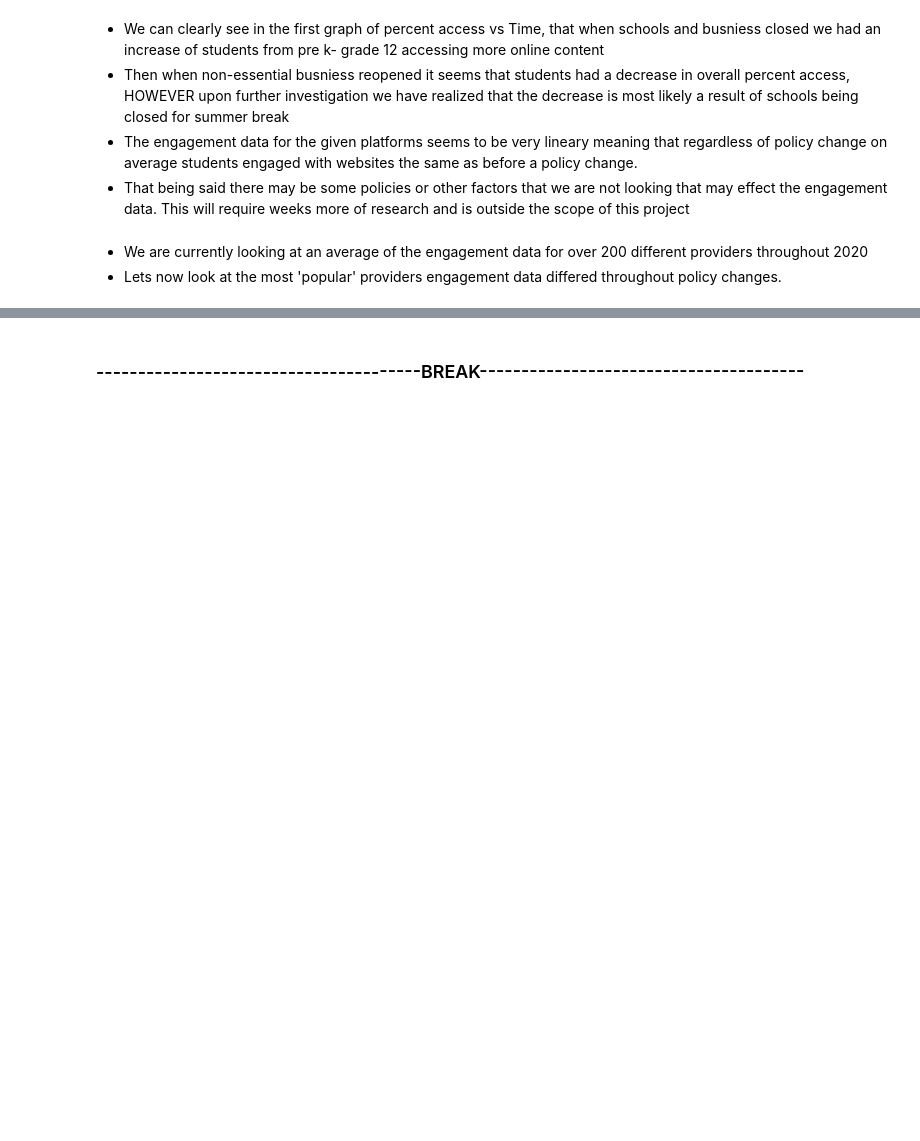
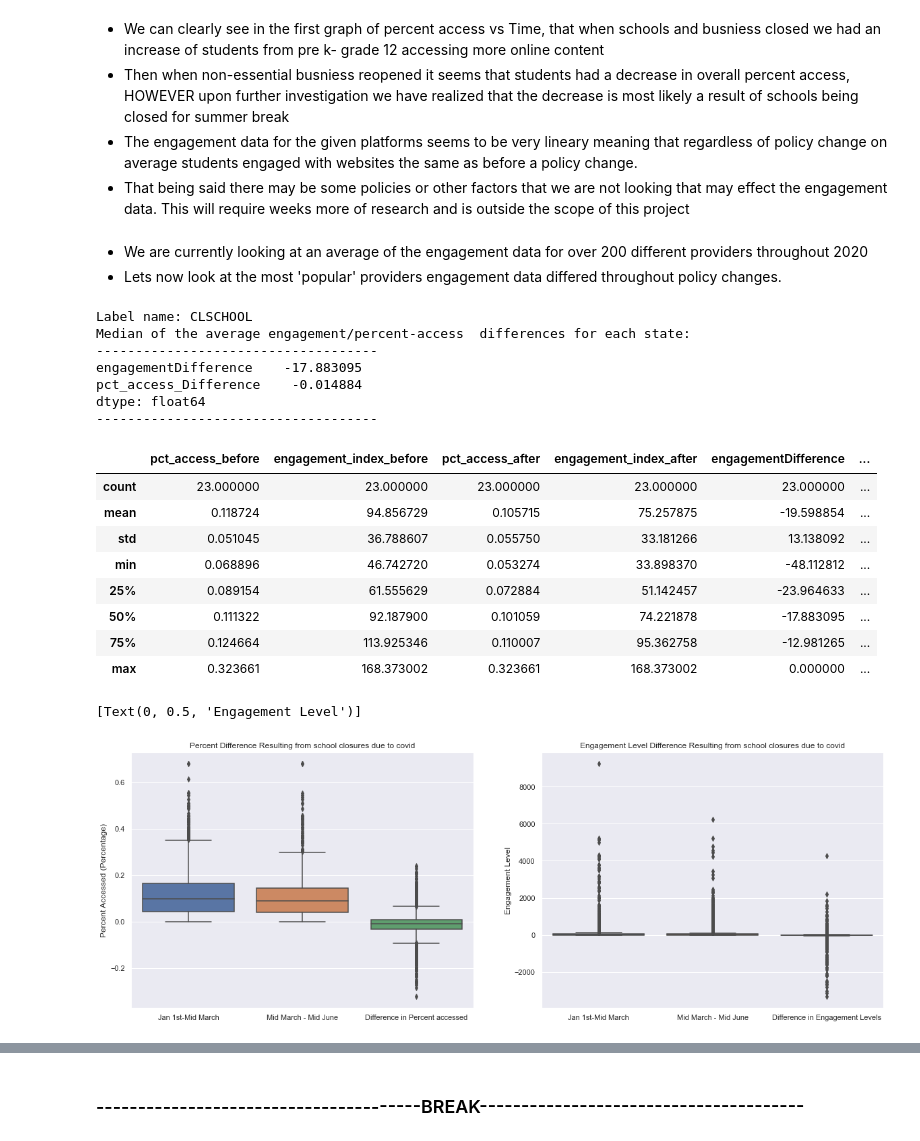
Before and after one commit to AditJainn/Math1130Project, a Jupyter notebook: AditProjectCode.ipynb, the cells around one changed output, grey strips where cells are left out. Saved outputs shown, nothing was run; the diff lists cells and outputs as text; code cells hidden in the pictures; blank space fills up the shorter version.

```diff
--- a/AditProjectCode.ipynb
+++ b/AditProjectCode.ipynb
@@ -457,3 +459,41 @@ effectsofPolicyChange.append(tempdf)
 # %%
 import warnings
 warnings.filterwarnings('ignore')
+# %%
+df = effectsofPolicyChange[0]
+print("Label name: " + df.name)
+print("Median of the average engagement/percent-access  differences for each state:")
+print("------------------------------------")
+print(df.groupby("State")[["engagementDifference","pct_access_Difference"]].mean().median())
+print("------------------------------------")
+display(df.groupby("State").mean().reset_index().describe())
+fig, ax = plt.subplots(nrows=1, ncols=2, figsize=(20, 7))
+sns.boxplot(data=df[["pct_access_before","pct_access_after","pct_access_Difference"]],ax=ax[0])
+ax[0].set_title('Percent Difference Resulting from school closures due to covid' )
+ax[0].set_xticklabels(["Jan 1st-Mid March","Mid March - Mid June","Difference in Percent accessed"])
+ax[0].set(ylabel="Percent Accessed (Percentage)")
+
+
+sns.boxplot(data=df[["engagement_index_before","engagement_index_after","engagementDifference"]],ax=ax[1])
+ax[1].set_title('Engagement Level Difference Resulting from school closures due to covid' )
+ax[1].set_xticklabels(["Jan 1st-Mid March","Mid March - Mid June","Difference in Engagement Levels"])
+ax[1].set(ylabel="Engagement Level")
+# %% [output]
+Label name: CLSCHOOL
+Median of the average engagement/percent-access  differences for each state:
+------------------------------------
+engagementDifference    -17.883095
+pct_access_Difference    -0.014884
+dtype: float64
+------------------------------------
+|  | pct_access_before | engagement_index_before | pct_access_after | engagement_index_after | engagementDifference | ... |
+| count | 23.000000 | 23.000000 | 23.000000 | 23.000000 | 23.000000 | ... |
+| mean | 0.118724 | 94.856729 | 0.105715 | 75.257875 | -19.598854 | ... |
+| std | 0.051045 | 36.788607 | 0.055750 | 33.181266 | 13.138092 | ... |
+| min | 0.068896 | 46.742720 | 0.053274 | 33.898370 | -48.112812 | ... |
+| 25% | 0.089154 | 61.555629 | 0.072884 | 51.142457 | -23.964633 | ... |
+| 50% | 0.111322 | 92.187900 | 0.101059 | 74.221878 | -17.883095 | ... |
+| 75% | 0.124664 | 113.925346 | 0.110007 | 95.362758 | -12.981265 | ... |
+| max | 0.323661 | 168.373002 | 0.323661 | 168.373002 | 0.000000 | ... |
+[Text(0, 0.5, 'Engagement Level')]
+[figure, added]
```
Also changed, not shown: parts of 13 cells of this notebook.
